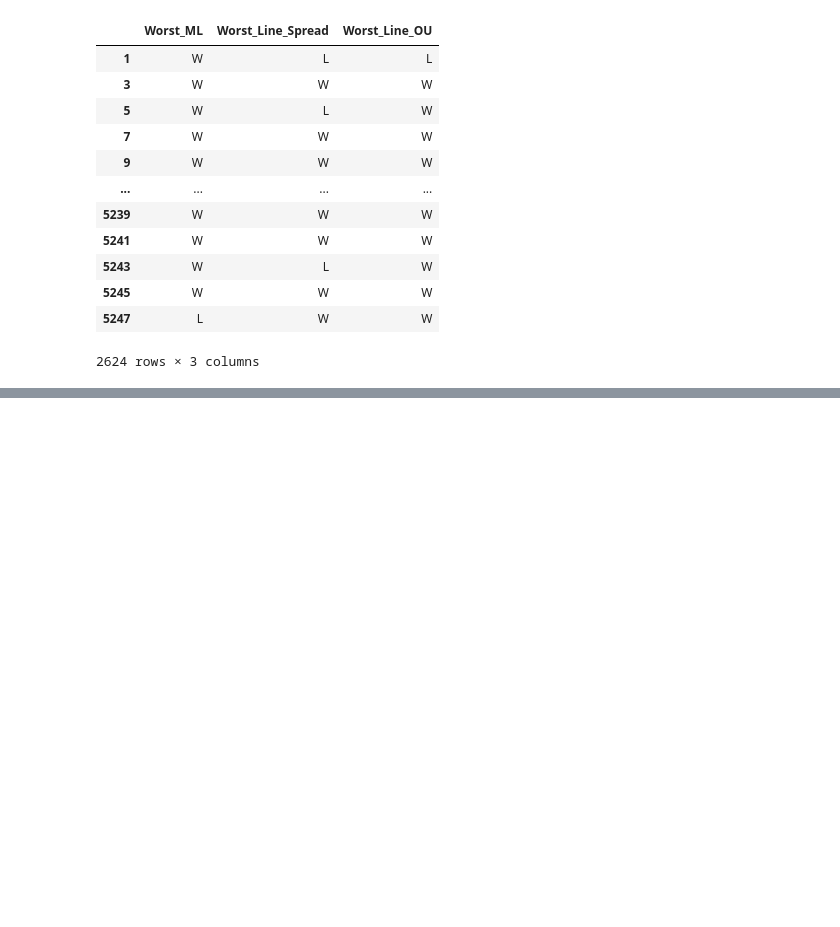
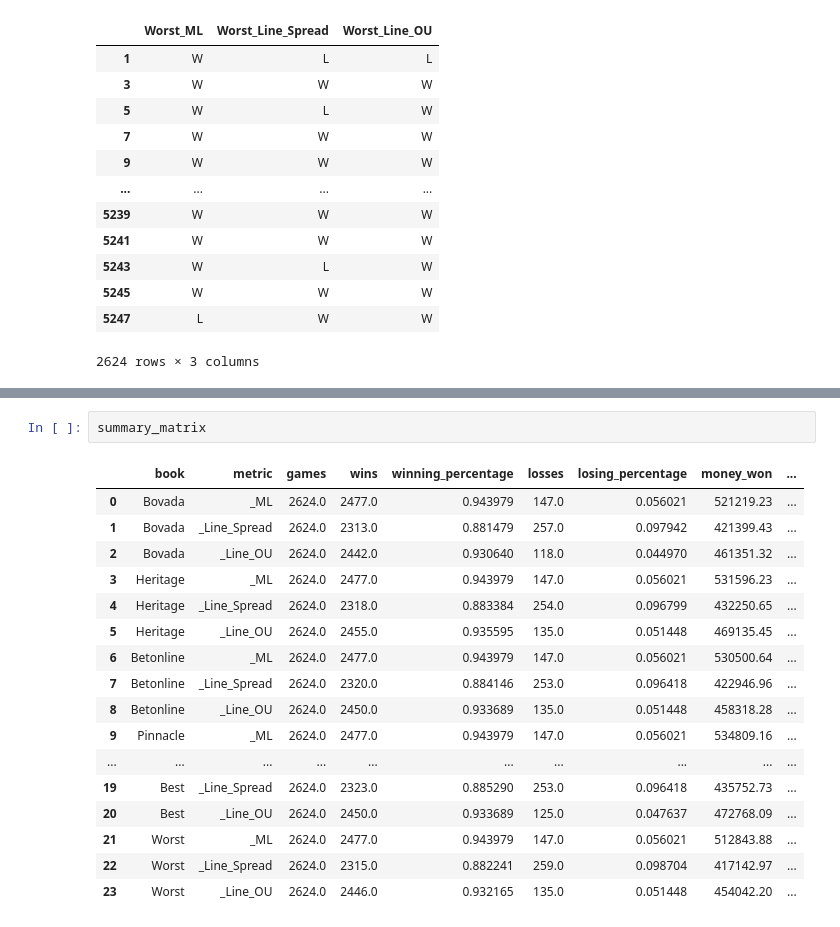
Before and after one commit to kyle-rgb/NBA_Sportsbook_Project, a Jupyter notebook: notebooks/Model_Stage.ipynb, the cells around one changed output, grey strips where cells are left out. Saved outputs shown, nothing was run; the diff lists cells and outputs as text; blank space fills up the shorter version.

```diff
--- a/notebooks/Model_Stage.ipynb
+++ b/notebooks/Model_Stage.ipynb
@@ -1048,0 +1184,20 @@ market_decision_matrix
+# %%
+summary_matrix
+# %% [output]
+|  | book | metric | games | wins | winning_percentage | losses | losing_percentage | money_won | ... |
+| 0 | Bovada | _ML | 2624.0 | 2477.0 | 0.943979 | 147.0 | 0.056021 | 521219.23 | ... |
+| 1 | Bovada | _Line_Spread | 2624.0 | 2313.0 | 0.881479 | 257.0 | 0.097942 | 421399.43 | ... |
+| 2 | Bovada | _Line_OU | 2624.0 | 2442.0 | 0.930640 | 118.0 | 0.044970 | 461351.32 | ... |
+| 3 | Heritage | _ML | 2624.0 | 2477.0 | 0.943979 | 147.0 | 0.056021 | 531596.23 | ... |
+| 4 | Heritage | _Line_Spread | 2624.0 | 2318.0 | 0.883384 | 254.0 | 0.096799 | 432250.65 | ... |
+| 5 | Heritage | _Line_OU | 2624.0 | 2455.0 | 0.935595 | 135.0 | 0.051448 | 469135.45 | ... |
+| 6 | Betonline | _ML | 2624.0 | 2477.0 | 0.943979 | 147.0 | 0.056021 | 530500.64 | ... |
+| 7 | Betonline | _Line_Spread | 2624.0 | 2320.0 | 0.884146 | 253.0 | 0.096418 | 422946.96 | ... |
+| 8 | Betonline | _Line_OU | 2624.0 | 2450.0 | 0.933689 | 135.0 | 0.051448 | 458318.28 | ... |
+| 9 | Pinnacle | _ML | 2624.0 | 2477.0 | 0.943979 | 147.0 | 0.056021 | 534809.16 | ... |
+| ... | ... | ... | ... | ... | ... | ... | ... | ... | ... |
+| 19 | Best | _Line_Spread | 2624.0 | 2323.0 | 0.885290 | 253.0 | 0.096418 | 435752.73 | ... |
+| 20 | Best | _Line_OU | 2624.0 | 2450.0 | 0.933689 | 125.0 | 0.047637 | 472768.09 | ... |
+| 21 | Worst | _ML | 2624.0 | 2477.0 | 0.943979 | 147.0 | 0.056021 | 512843.88 | ... |
+| 22 | Worst | _Line_Spread | 2624.0 | 2315.0 | 0.882241 | 259.0 | 0.098704 | 417142.97 | ... |
+| 23 | Worst | _Line_OU | 2624.0 | 2446.0 | 0.932165 | 135.0 | 0.051448 | 454042.20 | ... |
```
Also changed, not shown: parts of 8 cells of this notebook.
